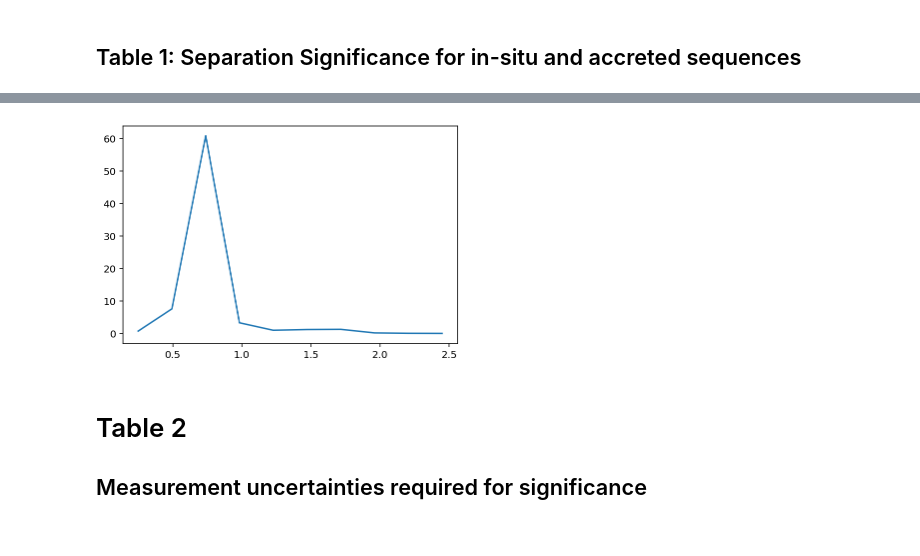
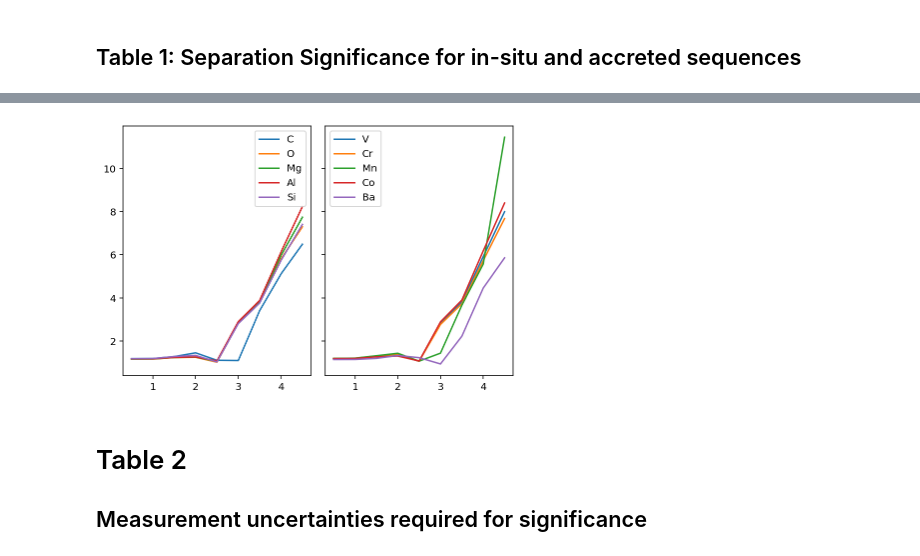
Before and after one commit to svenbuder/Accretion_Clues_ObsSim, a Jupyter notebook: mijnarends_2022_accretion_clues_simulation.ipynb, the cells around one changed output, grey strips where cells are left out. Saved outputs shown, nothing was run; the diff lists cells and outputs as text; code cells hidden in the pictures.

```diff
--- a/mijnarends_2022_accretion_clues_simulation.ipynb
+++ b/mijnarends_2022_accretion_clues_simulation.ipynb
@@ -712,55 +758,97 @@ np.savetxt('tables/separation_significance_two_sequences.tex',table_text,fmt='%s
 # %%
-from scipy.optimize import curve_fit
-
-def get_initial_mean_and_sigma(element, debug=False):
-
-    def gauss2(x,a,x0,sigma,a1,x01,sigma1):
-        return a*np.exp(-(x-x0)**2/(2*sigma**2)) + a1*np.exp(-(x-x01)**2/(2*sigma1**2))
-    # These are 2 Gaussians combined
-
-    age_limits = list(np.linspace(0.1,4.5,10))
+def get_initial_mean_and_sigma(element, age_limits = np.linspace(0.5,4.5,9), debug=True):
 
     sep_r_array = []
 
     for lower_age in age_limits:
-        within_age_limits_array = (sim['tform'] > lower_age) & (sim['tform'] < age_limits[-1])
+
+        within_age_limits_array = (sim['tform'] > lower_age) & (sim['tform'] < 5)
         data = sim[element+'_H'][within_age_limits_array]
 
-        p = np.histogram(data,bins=100)
+        p = np.histogram(data,bins=np.linspace(-3,1,100))
 
         # Numbers and bin middle (from 101 bin beginnings/ends)
         number = p[0]
         bins = p[1][:-1] + 0.5*(p[1][1]-p[1][0])
+
+        peak_bin = bins[np.argmax(number)]
+        peak_number = number[np.argmax(number)]
 
         # This is simply "fitting" the 2 Gaussians to our data
         popt,pcov = curve_fit(
             gauss2,
             xdata = bins,
             ydata = number,
-            p0=[1,0,0.25,1,-0.4,0.5]
+            p0=[peak_number,peak_bin,0.25,0.5*peak_number,peak_bin-0.7,0.1]
         )
-
-        if debug:
-            print(popt)
 
         mean1 = popt[1]
         sigma1 = popt[2]
         mean2 = popt[4]
         sigma2 = popt[5]
 
+        r = abs(mean1 - mean2) / np.sqrt(sigma1**2 + sigma2**2)
+
+        if debug:
+            plt.hist(
+                data,bins=np.linspace(-3,1,100),
+                label='plt.hist'
+            )
+            plt.plot(
+                bins,
+                number,
+                label='bins,number'
+            )
+
+            plt.plot(
+                bins,
+                gauss2(bins,*popt),
+                label='2 Gauss'
+            )
+
+            plt.xlim(-3,1)
+
+            plt.axvline(mean1,c='r',label='mean 1')
+            plt.axvline(mean2,c='purple',label='mean 2')
+            plt.legend()
+
+            plt.xlabel('['+element+'/H]')
+            plt.ylabel('Nr Particles')
+
+            plt.show()
+            plt.close()
+
         sep_r = abs(mean1 - mean2) / np.sqrt(sigma1**2 + sigma2**2)
         sep_r_array.append(sep_r)
-        print(sep_r_array)
-    return sep_r_array, age_limits
 
-#for element in ['C', 'O', 'Mg', 'Al', 'Si',  'V', 'Cr', 'Mn','Co', 'Ba']:
-for element in ['Mg']:
+    return sep_r_array
 
-    bang = get_initial_mean_and_sigma(element,debug=False)
-    #print((5-np.array(bang[1])/2.))
-    plt.plot(((5-np.array(bang[1]))/2.),bang[0])
+age_limits = np.linspace(0.5,4.5,9)
+print(age_limits)
 
+sep_r_values = dict()
 
-    #table_text.append([get_initial_mean_and_sigma(element)])
-#    get_initial_mean_and_sigma(element,debug=False)
+f, (ax1,ax2) = plt.subplots(1,2,sharex=True,sharey=True)
+
+for element in ['C', 'O', 'Mg', 'Al', 'Si']:
+
+    sep_r_values[element] = get_initial_mean_and_sigma(element,age_limits,debug=False)
+
+    ax1.plot(
+        age_limits,
+        sep_r_values[element],
+        label=element
+    )
+ax1.legend()
+
+for element in ['V', 'Cr', 'Mn','Co', 'Ba']:
+    sep_r_values[element] = get_initial_mean_and_sigma(element,age_limits,debug=False)
+
+    ax2.plot(
+        age_limits,
+        sep_r_values[element],
+        label=element
+    )
+ax2.legend()
+plt.tight_layout()
 # %% [output]
@@ -777,4 +856,4 @@ for element in ['Mg']:
-[figure, old version]
+[figure, new version]
 # %%
 # def get_initial_mean_and_sigma(element, debug=False):
 #     age_limits = (sim['tform'] > 4) & (sim['tform'] < 5)
```
Also changed, not shown: parts of 10 cells of this notebook.
